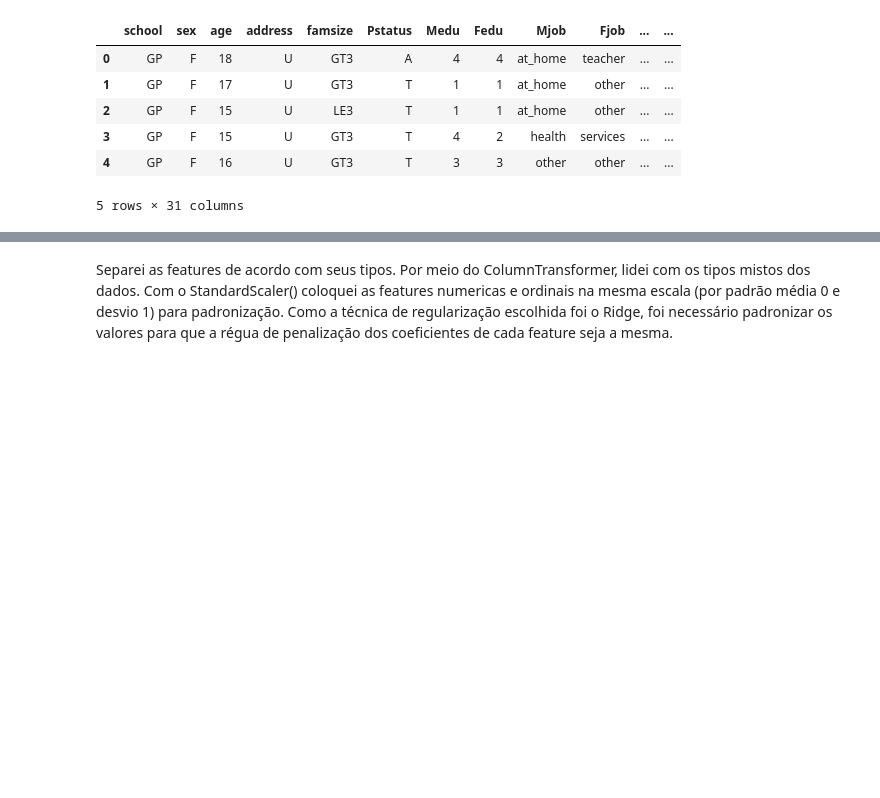
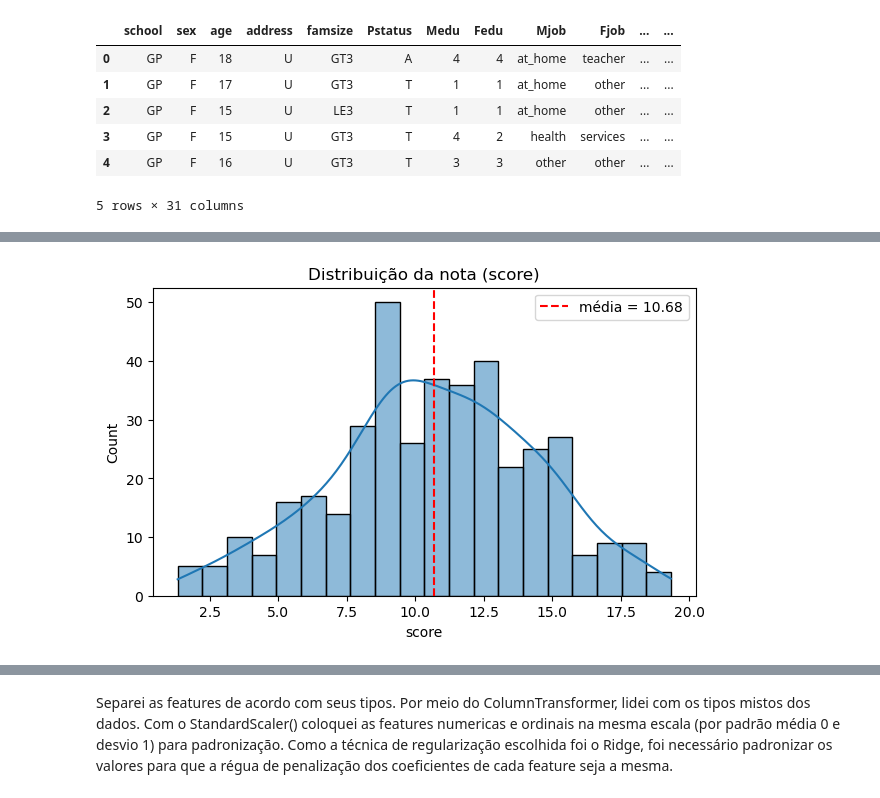
Before and after one commit to UFRJ-Analytica/ufrj-analytica-training, a Jupyter notebook: entregaveis/machine_learning/regressao/julia_vilela.ipynb, the cells around one changed output, grey strips where cells are left out. Drawn from its saved outputs; the diff is of its cells as text; code cells hidden in the pictures; blank space fills up the shorter version.

```diff
--- a/entregaveis/machine_learning/regressao/julia_vilela.ipynb
+++ b/entregaveis/machine_learning/regressao/julia_vilela.ipynb
@@ -13,5 +19,5 @@ from sklearn.model_selection import KFold
 # %%
-df_train = pd.read_csv('regressao/train.csv')
+df_train = pd.read_csv('train.csv')
 df_train.head()
 # %% [output]
 |  | school | sex | age | address | famsize | Pstatus | Medu | Fedu | Mjob | Fjob | ... | ... |
@@ -23,0 +46,9 @@ df_train.head()
+# %%
+plt.figure(figsize=(7,4))
+sns.histplot(df_train["score"], bins=20, kde=True)
+plt.axvline(df_train["score"].mean(), color="red", linestyle="--",
+            label=f'média = {df_train["score"].mean():.2f}')
+plt.title("Distribuição da nota (score)"); plt.xlabel("score"); plt.legend()
+plt.show()
+# %% [output]
+[figure, added]
```
Also changed, not shown: parts of 19 cells of this notebook.
